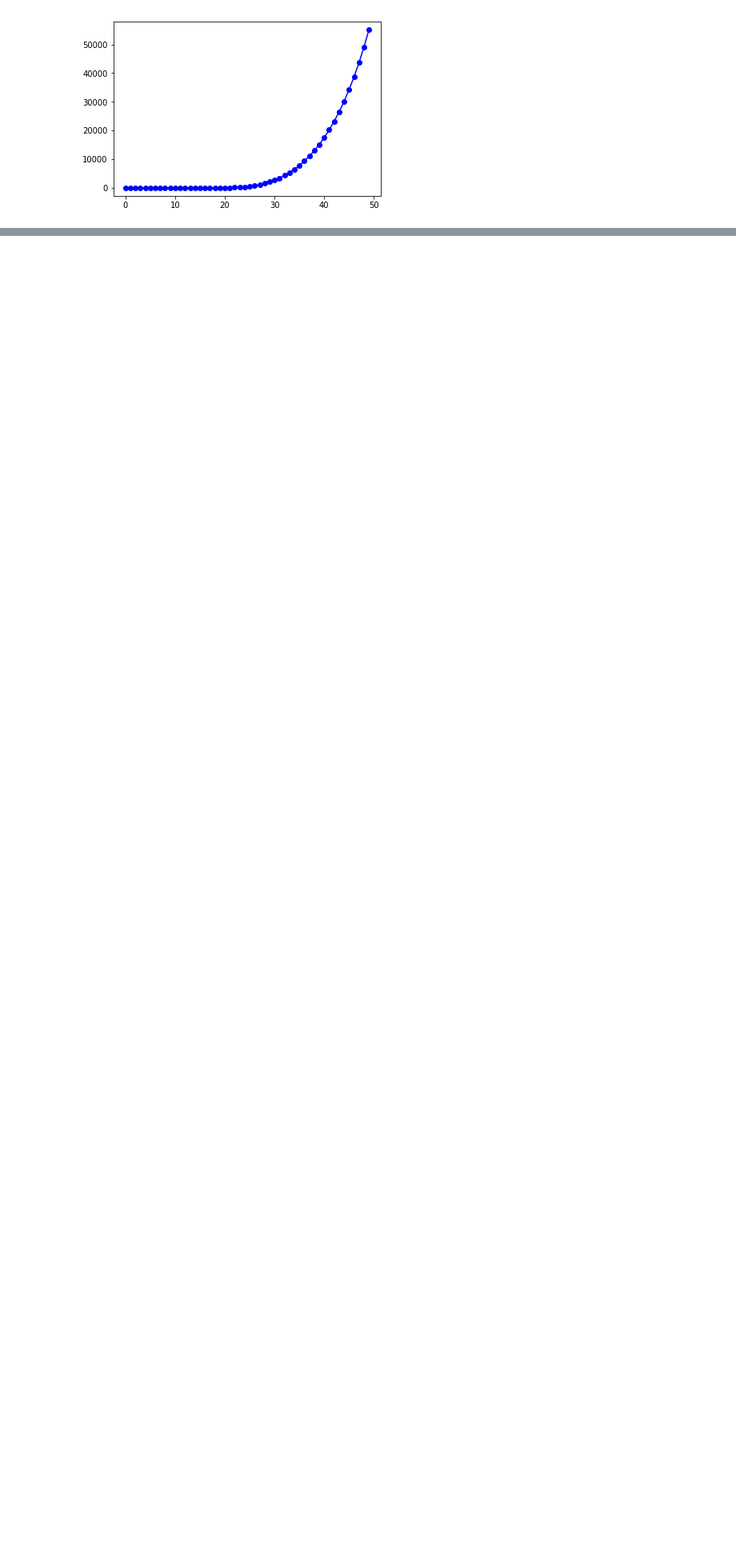
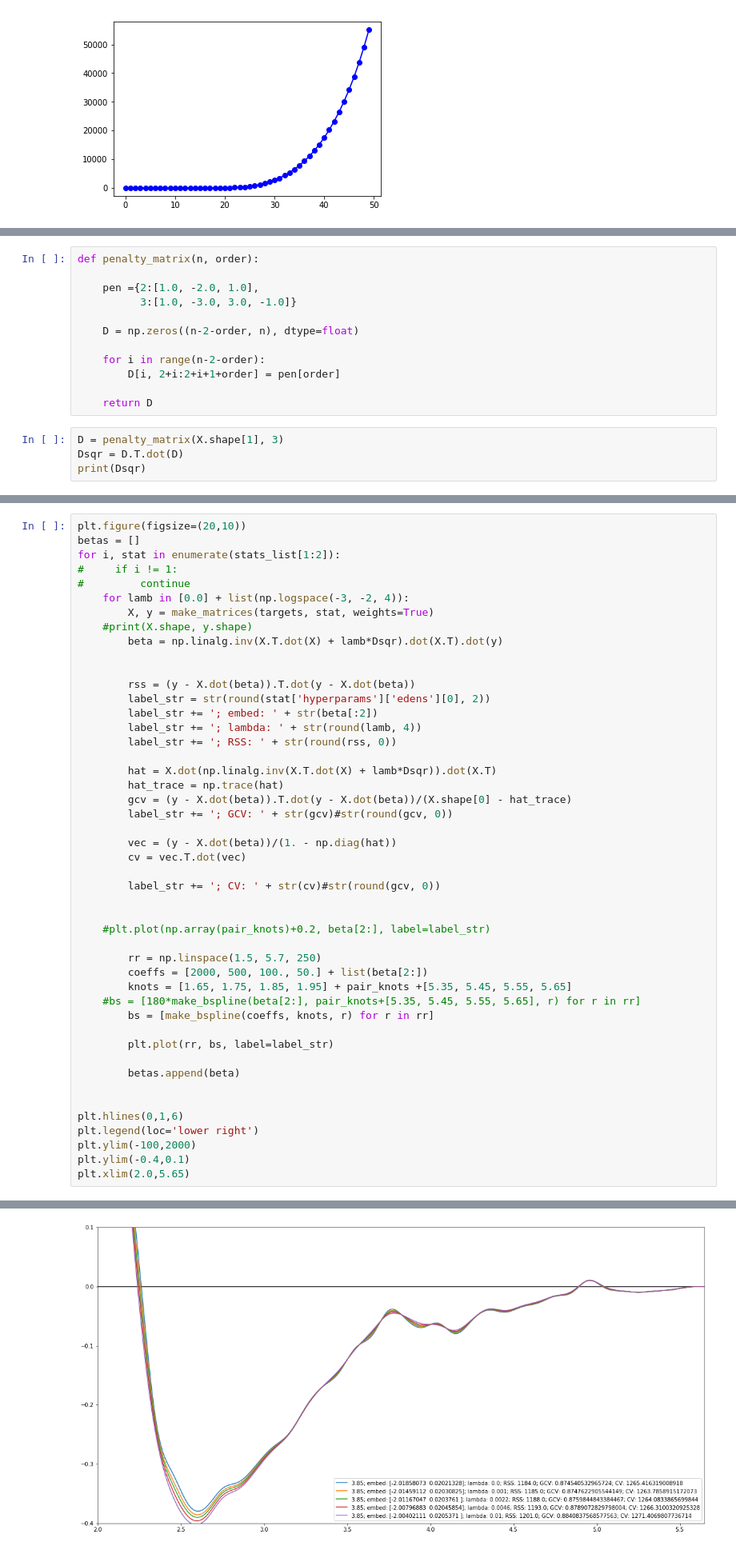
Before and after one commit to vlcekl/eam-models, a Jupyter notebook: notebooks/convert_tpf_to_bsplines.ipynb, the cells around one changed output, grey strips where cells are left out. Shown at 80% size. Saved outputs shown, nothing was run; the diff lists cells and outputs as text; blank space fills up the shorter version.

```diff
--- a/notebooks/convert_tpf_to_bsplines.ipynb
+++ b/notebooks/convert_tpf_to_bsplines.ipynb
@@ -164,0 +272,16 @@ def make_matrices(target, stats):
+# %%
+def penalty_matrix(n, order):
+
+    pen ={2:[1.0, -2.0, 1.0],
+          3:[1.0, -3.0, 3.0, -1.0]}
+
+    D = np.zeros((n-2-order, n), dtype=float)
+
+    for i in range(n-2-order):
+        D[i, 2+i:2+i+1+order] = pen[order]
+
+    return D
+# %%
+D = penalty_matrix(X.shape[1], 3)
+Dsqr = D.T.dot(D)
+print(Dsqr)
@@ -164,0 +296,48 @@ def make_matrices(target, stats):
+# %%
+plt.figure(figsize=(20,10))
+betas = []
+for i, stat in enumerate(stats_list[1:2]):
+#     if i != 1:
+#         continue
+    for lamb in [0.0] + list(np.logspace(-3, -2, 4)):
+        X, y = make_matrices(targets, stat, weights=True)
+    #print(X.shape, y.shape)
+        beta = np.linalg.inv(X.T.dot(X) + lamb*Dsqr).dot(X.T).dot(y)
+
+
+        rss = (y - X.dot(beta)).T.dot(y - X.dot(beta))
+        label_str = str(round(stat['hyperparams']['edens'][0], 2))
+        label_str += '; embed: ' + str(beta[:2])
+        label_str += '; lambda: ' + str(round(lamb, 4))
+        label_str += '; RSS: ' + str(round(rss, 0))
+
+        hat = X.dot(np.linalg.inv(X.T.dot(X) + lamb*Dsqr)).dot(X.T)
+        hat_trace = np.trace(hat)
+        gcv = (y - X.dot(beta)).T.dot(y - X.dot(beta))/(X.shape[0] - hat_trace)
+        label_str += '; GCV: ' + str(gcv)#str(round(gcv, 0))
+
+        vec = (y - X.dot(beta))/(1. - np.diag(hat))
+        cv = vec.T.dot(vec)
+
+        label_str += '; CV: ' + str(cv)#str(round(gcv, 0))
+
+
+    #plt.plot(np.array(pair_knots)+0.2, beta[2:], label=label_str)
+
+        rr = np.linspace(1.5, 5.7, 250)
+        coeffs = [2000, 500, 100., 50.] + list(beta[2:])
+        knots = [1.65, 1.75, 1.85, 1.95] + pair_knots +[5.35, 5.45, 5.55, 5.65]
+    #bs = [180*make_bspline(beta[2:], pair_knots+[5.35, 5.45, 5.55, 5.65], r) for r in rr]
+        bs = [make_bspline(coeffs, knots, r) for r in rr]
+
+        plt.plot(rr, bs, label=label_str)
+
+        betas.append(beta)
+
+
+plt.hlines(0,1,6)
+plt.legend(loc='lower right')
+plt.ylim(-100,2000)
+plt.ylim(-0.4,0.1)
+plt.xlim(2.0,5.65)
+# %% [output]
@@ -164,0 +345 @@ def make_matrices(target, stats):
+[figure, added]
```
Also changed, not shown: parts of 20 cells of this notebook, 5 other files.
